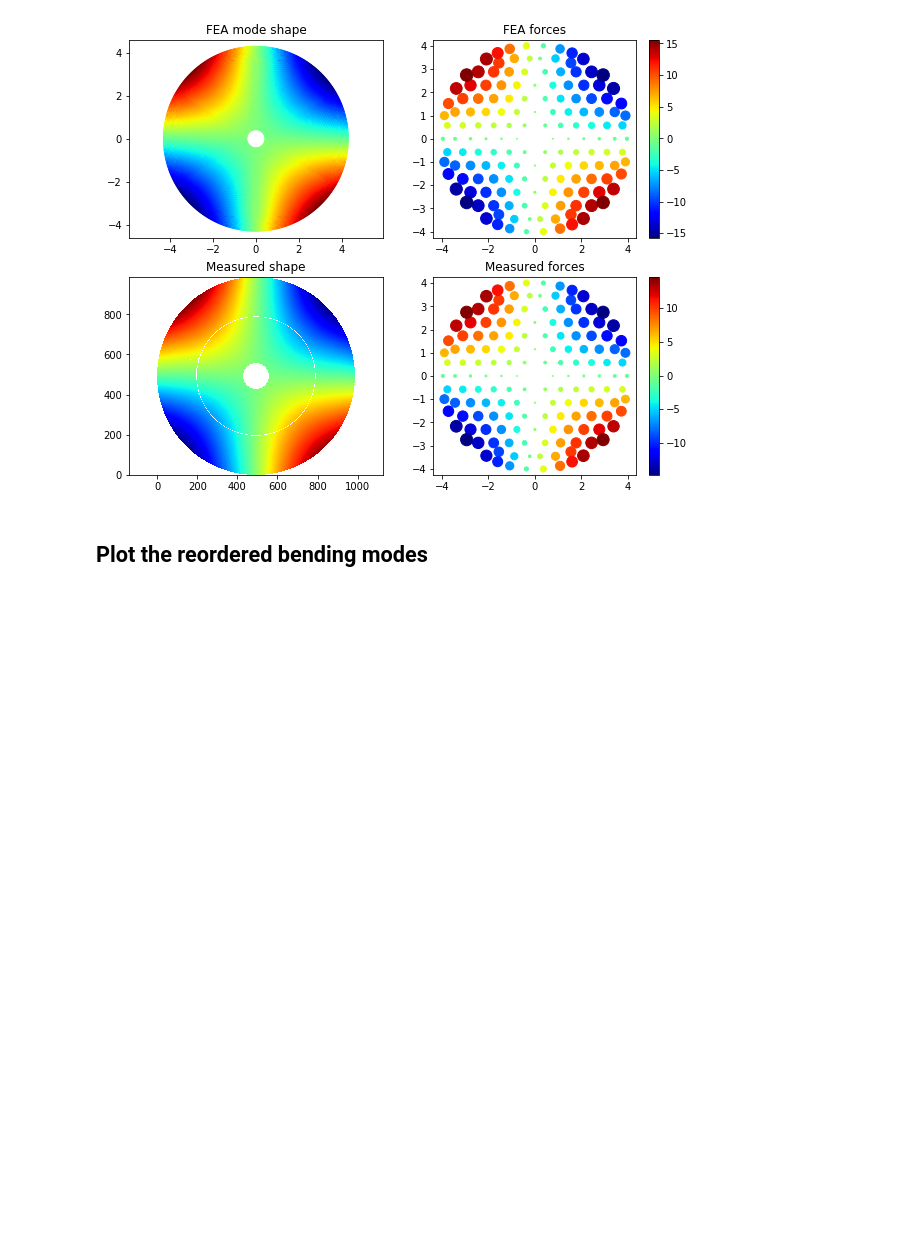
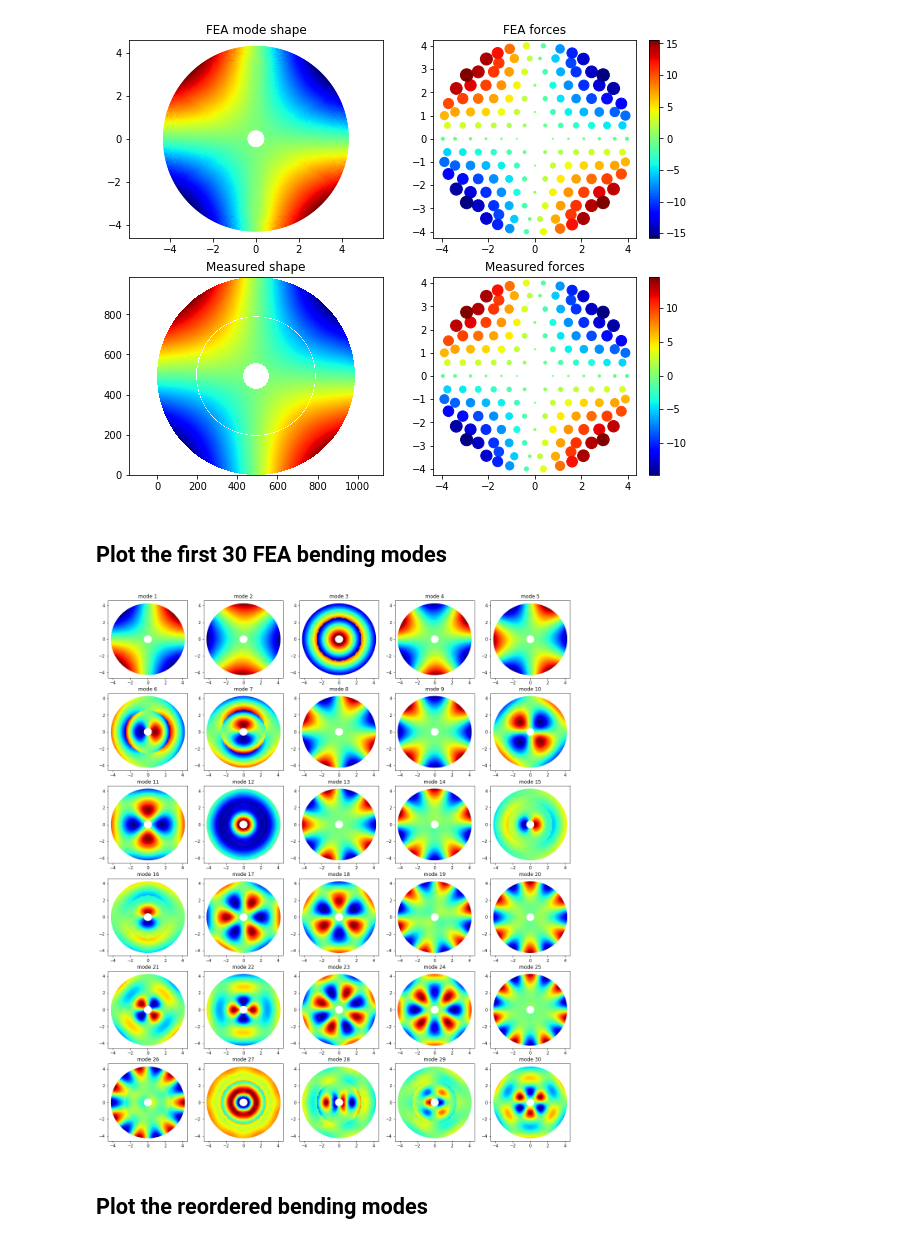
Before and after one commit to bxin/M1M3_ML, a Jupyter notebook: finalBendingModes.ipynb, the cells around one changed output. Saved outputs shown, nothing was run; the diff lists cells and outputs as text; code cells hidden in the pictures; blank space fills up the shorter version.

```diff
--- a/finalBendingModes.ipynb
+++ b/finalBendingModes.ipynb
@@ -210,6 +210,20 @@ bb = Urt3norm.copy()
 bb = swapCols(bb, 20, 27)
 aa = np.hstack([nodeID, bx, by, bb])
 np.savetxt('data/M1M3_1um_156_sag.txt', aa, fmt = '%.6e')
+# %% [markdown]
+## Plot the first 30 FEA bending modes
+# %%
+fig, ax = plt.subplots(6,5,figsize=(20,4*6))
+i = 0
+for modeID in range(1,31):
+    irow = np.int8(i/5)
+    icol = np.mod(i,5)
+    i += 1
+
+    img = ax[irow][icol].scatter(np.squeeze(bx), np.squeeze(by),10, Udn3norm[:,modeID-1])
+    ax[irow][icol].set_title('mode %d'%modeID)
+# %% [output]
+[figure, added]
 # %% [markdown]
 ## Plot the reordered bending modes
 # %%
```
Also changed, not shown: 2 other files.
